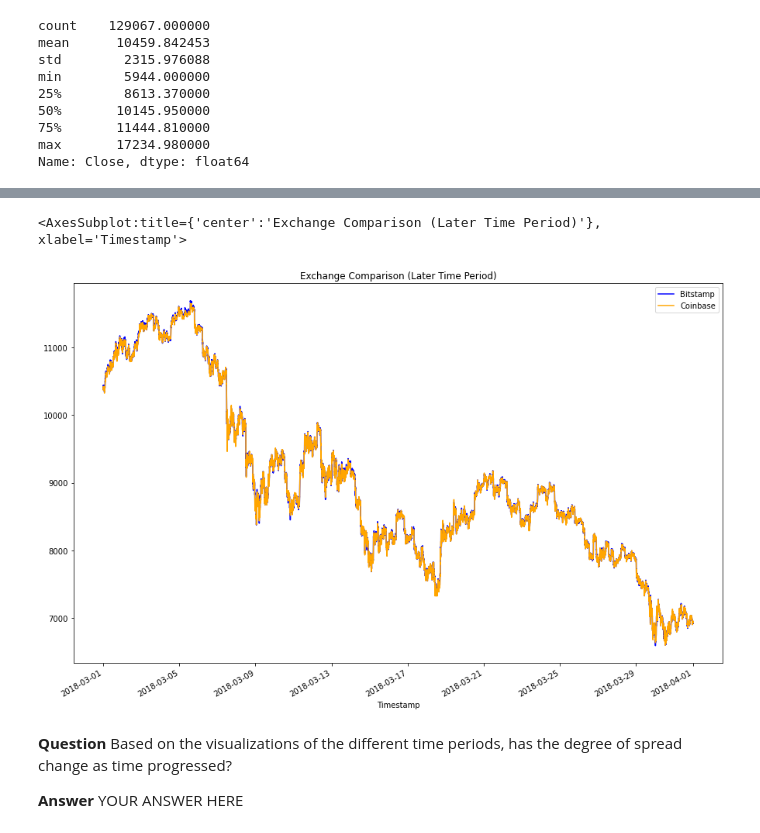
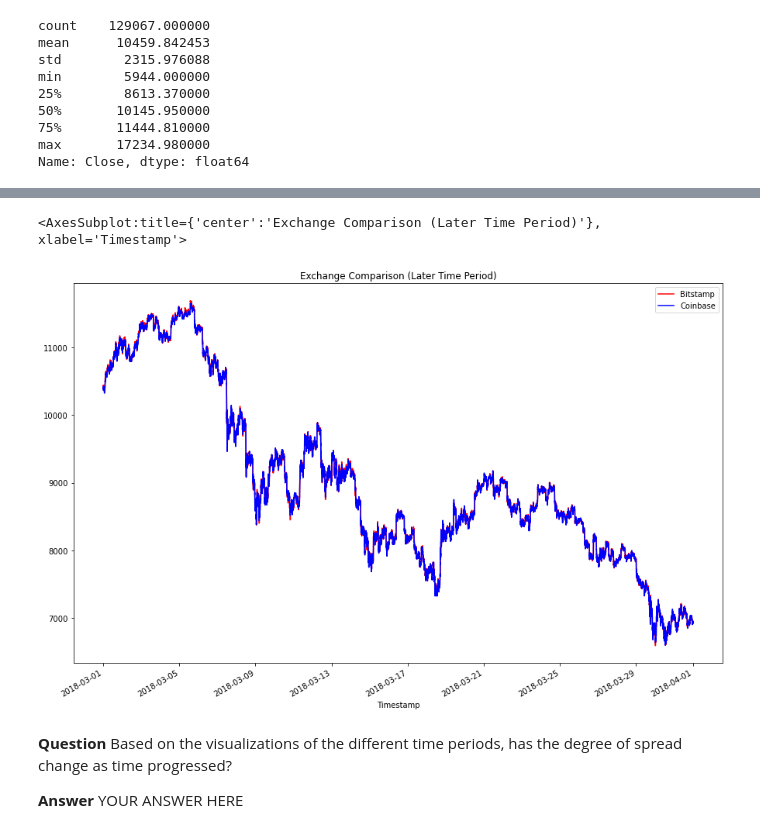
Before and after one commit to RJGiannini/Crypto-Arbitrage, a Jupyter notebook: crypto_arbitrage.ipynb, the cells around one changed output, grey strips where cells are left out. Drawn from its saved outputs; the diff is of its cells as text; code cells hidden in the pictures.

```diff
--- a/crypto_arbitrage.ipynb
+++ b/crypto_arbitrage.ipynb
@@ -291,11 +284,14 @@ ax.legend(["Bitstamp", "Coinbase"])
 # %%
 # Using the loc and plot functions, create an overlay plot that visualizes
 # the price action of both DataFrames for a one month period later in the dataset
 # Be sure to include the parameters: legend, figure size, title, and color and label
-# YOUR CODE HERE
+bitstamp_sliced.loc['2018-03-01' : '2018-04-01'].plot(
+    legend=True, figsize=(15, 10), title="Exchange Comparison (Later Time Period)", color="red", label="Bitstamp")
+coinbase_sliced.loc['2018-03-01' : '2018-04-01'].plot(
+    legend=True, figsize=(15, 10), color="blue", label="Coinbase")
 # %% [output]
 <AxesSubplot:title={'center':'Exchange Comparison (Later Time Period)'}, xlabel='Timestamp'>
-[figure, old version]
+[figure, new version]
 # %% [markdown]
 **Question** Based on the visualizations of the different time periods, has the degree of spread change as time progressed?
 
```
Also changed, not shown: parts of 8 cells of this notebook.
